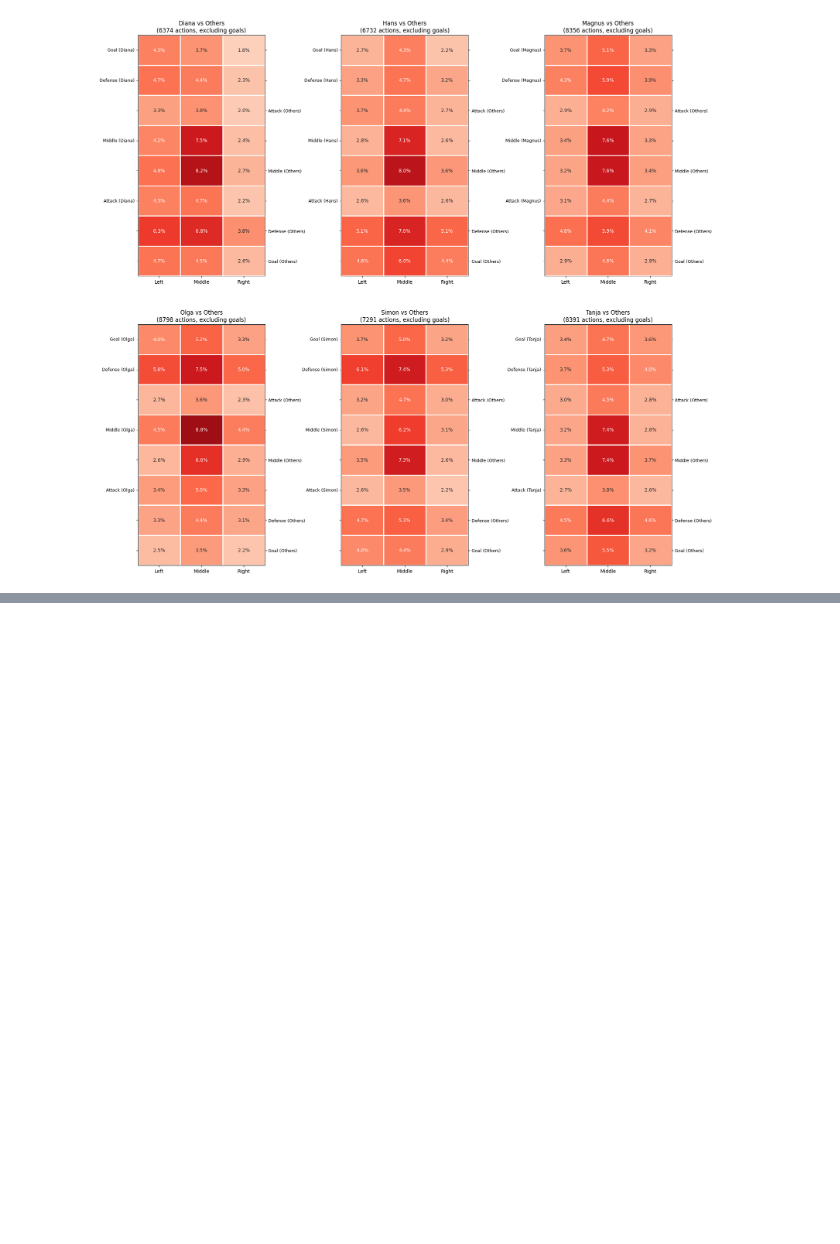
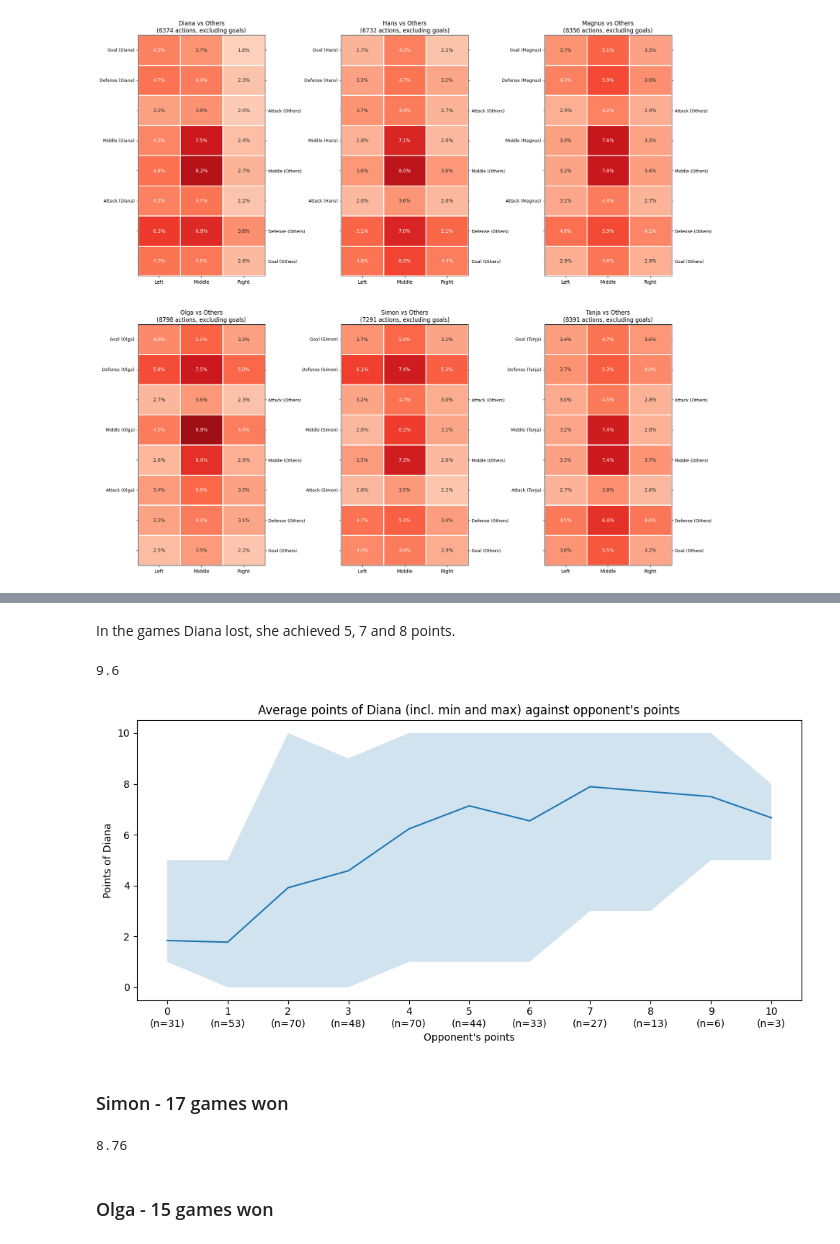
Before and after one commit to Rutvik-rn/Kicker-Strategy, a Jupyter notebook: notebook.ipynb, the cells around one changed output, grey strips where cells are left out. Cells and saved outputs as stored; diff of their text form; code cells hidden in the pictures; blank space fills up the shorter version.

Commit message:
created some functions for specific player data and started with Diana and Hans

```diff
--- a/notebook.ipynb
+++ b/notebook.ipynb
@@ -511,0 +522,4 @@ plt.show()
+# %%
+def round_player_data(player_name):
+    player_df = round_data[(round_data['player_1'] == player_name) | (round_data['player_2'] == player_name)]
+    return player_df
@@ -511,0 +532,32 @@ plt.show()
+# %%
+def plot_player_performance(df, player_name):
+    p1_mask = df['player_1'] == player_name
+    case_p1 = df[p1_mask][['points_p1', 'points_p2']].rename(
+        columns={'points_p1': 'player_p', 'points_p2': 'opponent_p'})
+
+    p2_mask = df['player_2'] == player_name
+    case_p2 = df[p2_mask][['points_p2', 'points_p1']].rename(
+        columns={'points_p2': 'player_p', 'points_p1': 'opponent_p'})
+
+    combined = pd.concat([case_p1, case_p2])
+
+    stats = combined.groupby('opponent_p')['player_p'].agg(['mean', 'min', 'max', 'count']).reset_index()
+
+    plt.figure(figsize=(10, 5))
+
+    plt.fill_between(stats['opponent_p'],
+                     stats['min'],
+                     stats['max'],
+                     alpha = 0.2)
+
+    plt.plot(stats['opponent_p'], stats['mean'])
+
+    new_labels = [f"{int(row['opponent_p'])}\n(n={int(row['count'])})" for _, row in stats.iterrows()]
+    plt.xticks(stats['opponent_p'], new_labels)
+
+    plt.title(f"Average points of {player_name} (incl. min and max) against opponent's points")
+    plt.xlabel("Opponent's points")
+    plt.ylabel(f"Points of {player_name}")
+
+    plt.tight_layout()
+    plt.show()
@@ -511,0 +566,4 @@ plt.show()
+# %%
+timestamped_data_diana = timestamped_player_data('Diana')
+results_data_diana = results_player_data('Diana')
+round_data_diana = round_player_data('Diana')
@@ -511,0 +590,12 @@ plt.show()
+# %% [markdown]
+In the games Diana lost, she achieved 5, 7 and 8 points.
+# %%
+print(get_average_points(results_data_diana, 'Diana'))
+# %% [output]
+9.6
+# %%
+plot_player_performance(round_data_diana, 'Diana')
+# %% [output]
+[figure, added]
+# %% [markdown]
+### Simon - 17 games won
@@ -511,0 +606,6 @@ plt.show()
+# %%
+print(get_average_points(results_data_simon, 'Simon'))
+# %% [output]
+8.76
+# %% [markdown]
+### Olga - 15 games won
```
Also changed, not shown: parts of 21 cells of this notebook.
